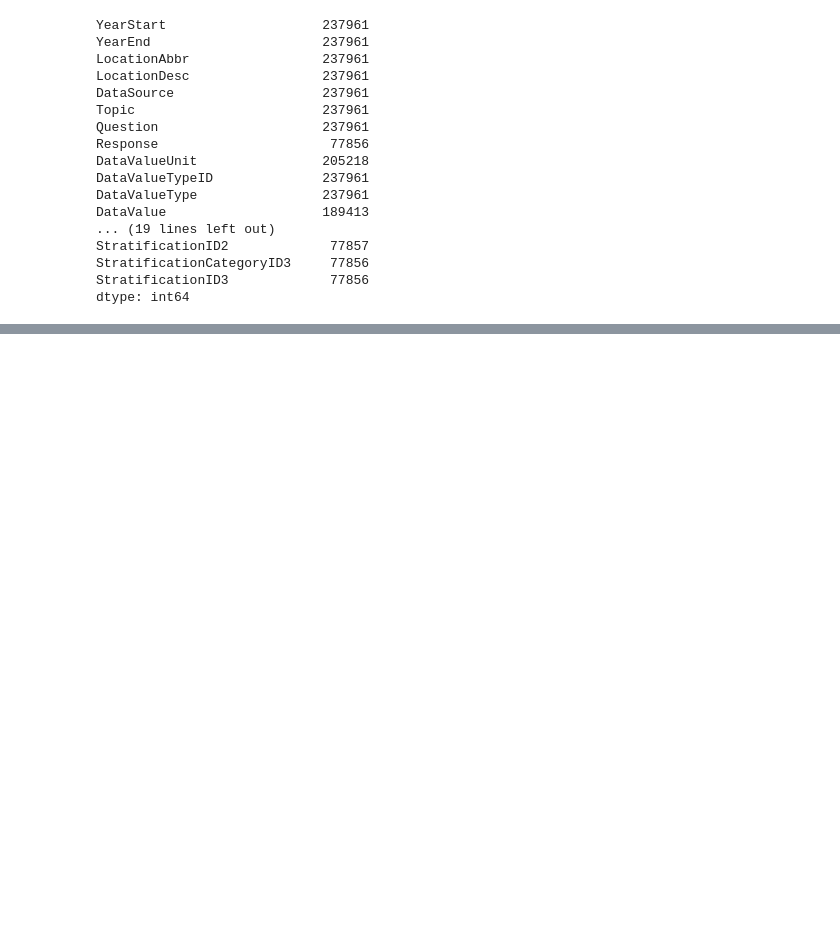
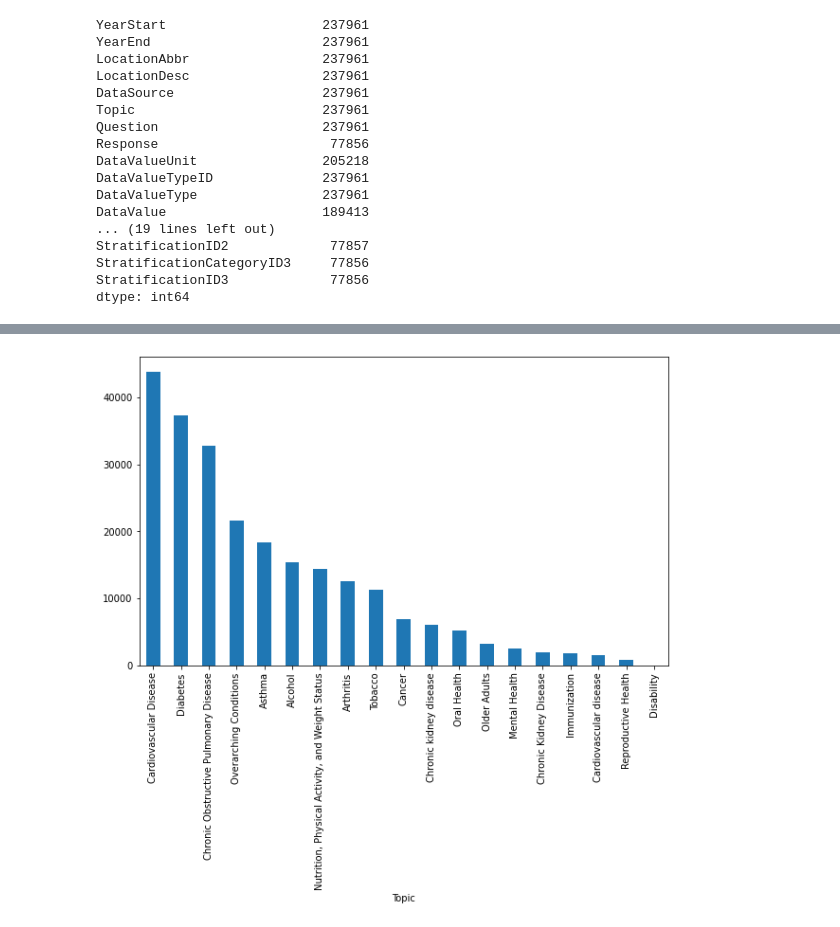
Before and after one commit to Thivadee19/LGCC_Capstone-Project, a Jupyter notebook: Capstone_Project.ipynb, the cells around one changed output, grey strips where cells are left out. Saved outputs shown, nothing was run; the diff lists cells and outputs as text; code cells hidden in the pictures; blank space fills up the shorter version.

```diff
--- a/Capstone_Project.ipynb
+++ b/Capstone_Project.ipynb
@@ -81,0 +135,6 @@ dtype: int64
+# %%
+plt.figure(figsize=(10,6))
+df2 = df.groupby(['Topic'])['LocationID'].count().sort_values(ascending=False).plot(kind='bar')
+##plt.figure(figsize=(6,9))
+# %% [output]
+[figure, added]
```
Also changed, not shown: parts of 11 cells of this notebook.
